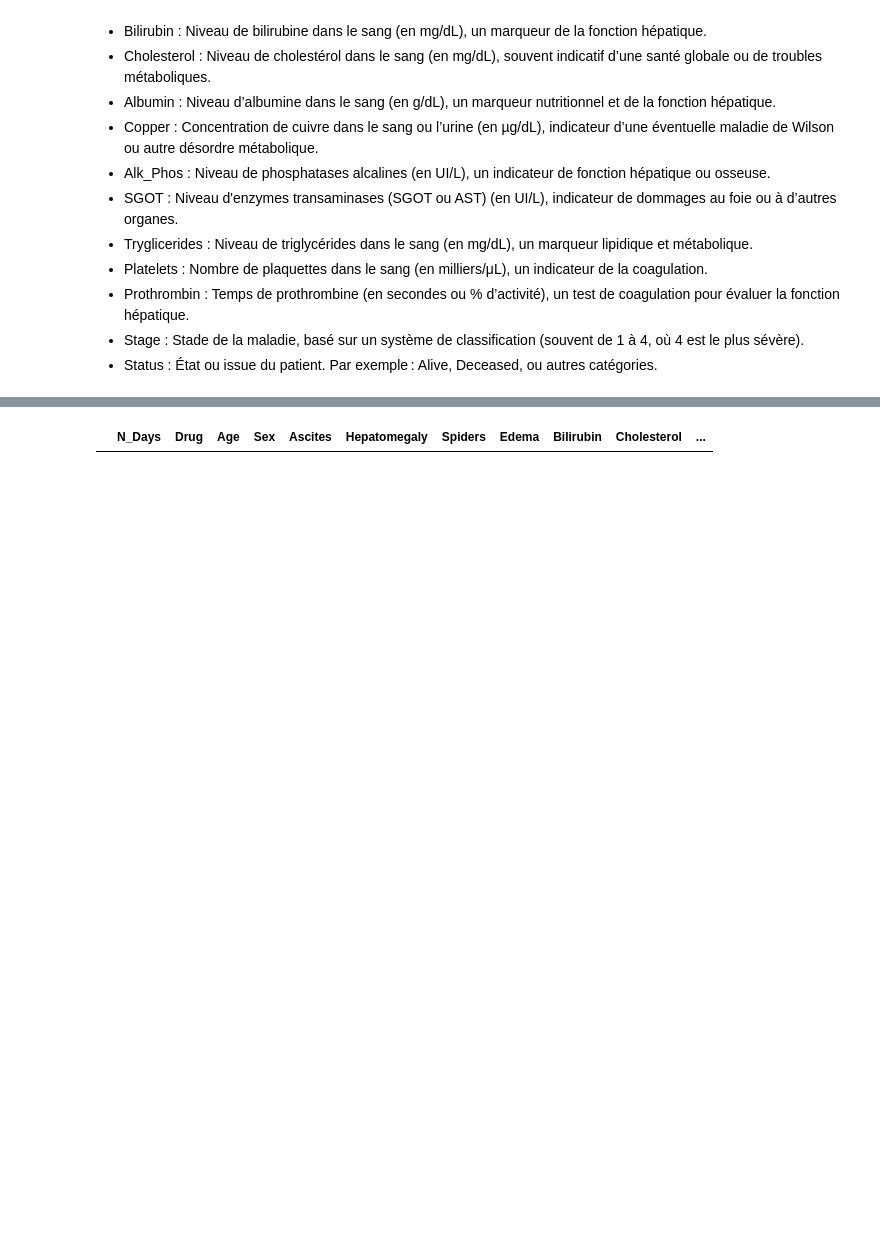
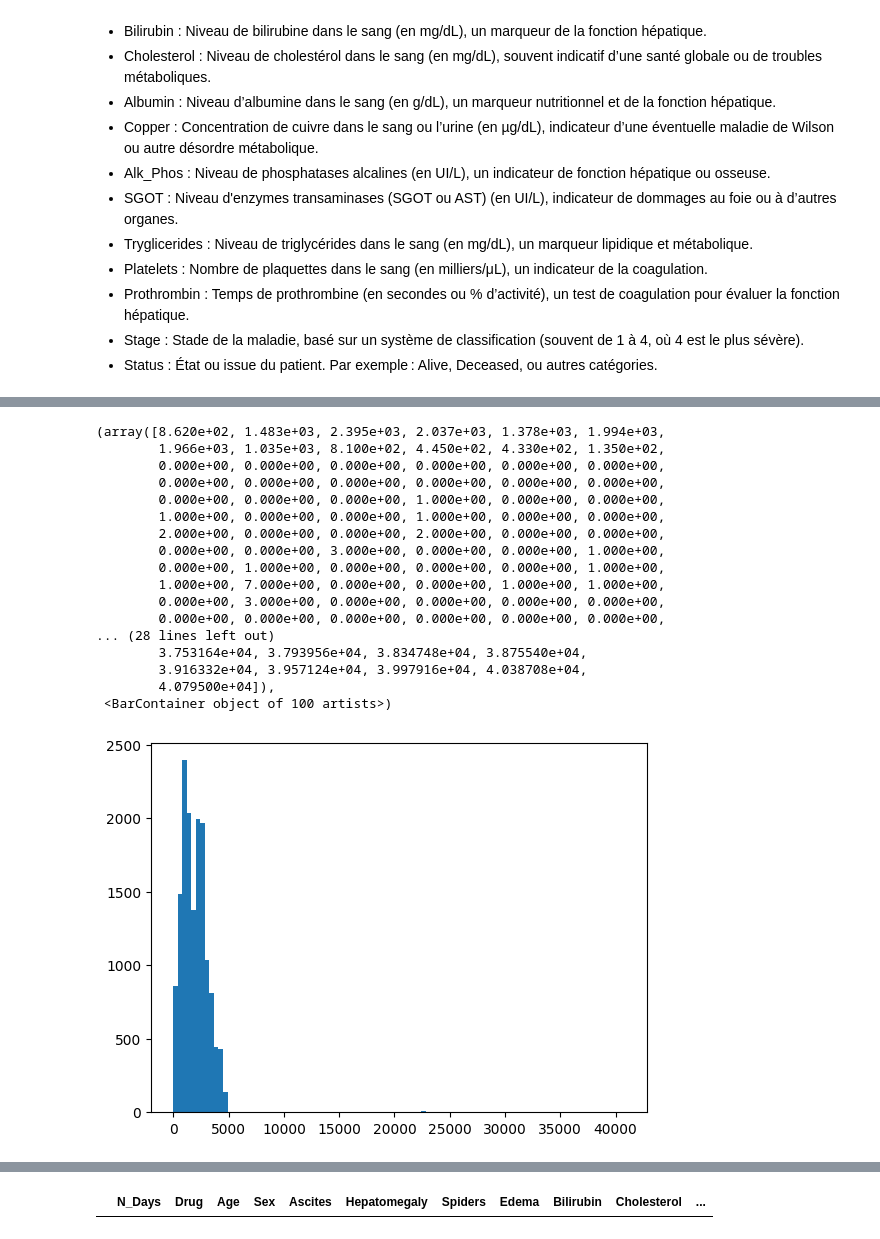
Before and after one commit to melaniedaddio/projet, a Jupyter notebook: projet.ipynb, the cells around one changed output, grey strips where cells are left out. Cells and saved outputs as stored; diff of their text form; code cells hidden in the pictures; blank space fills up the shorter version.

```diff
--- a/projet.ipynb
+++ b/projet.ipynb
@@ -100,0 +133,21 @@ train_df['Stage'] = train_df['Stage'].astype('int')
+# %%
+plt.hist(train_df['N_Days'], bins = 100)
+# %% [output]
+(array([8.620e+02, 1.483e+03, 2.395e+03, 2.037e+03, 1.378e+03, 1.994e+03,
+        1.966e+03, 1.035e+03, 8.100e+02, 4.450e+02, 4.330e+02, 1.350e+02,
+        0.000e+00, 0.000e+00, 0.000e+00, 0.000e+00, 0.000e+00, 0.000e+00,
+        0.000e+00, 0.000e+00, 0.000e+00, 0.000e+00, 0.000e+00, 0.000e+00,
+        0.000e+00, 0.000e+00, 0.000e+00, 1.000e+00, 0.000e+00, 0.000e+00,
+        1.000e+00, 0.000e+00, 0.000e+00, 1.000e+00, 0.000e+00, 0.000e+00,
+        2.000e+00, 0.000e+00, 0.000e+00, 2.000e+00, 0.000e+00, 0.000e+00,
+        0.000e+00, 0.000e+00, 3.000e+00, 0.000e+00, 0.000e+00, 1.000e+00,
+        0.000e+00, 1.000e+00, 0.000e+00, 0.000e+00, 0.000e+00, 1.000e+00,
+        1.000e+00, 7.000e+00, 0.000e+00, 0.000e+00, 1.000e+00, 1.000e+00,
+        0.000e+00, 3.000e+00, 0.000e+00, 0.000e+00, 0.000e+00, 0.000e+00,
+        0.000e+00, 0.000e+00, 0.000e+00, 0.000e+00, 0.000e+00, 0.000e+00,
+... (28 lines left out)
+        3.753164e+04, 3.793956e+04, 3.834748e+04, 3.875540e+04,
+        3.916332e+04, 3.957124e+04, 3.997916e+04, 4.038708e+04,
+        4.079500e+04]),
+ <BarContainer object of 100 artists>)
+[figure, added]
```
Also changed, not shown: parts of 42 cells of this notebook.
